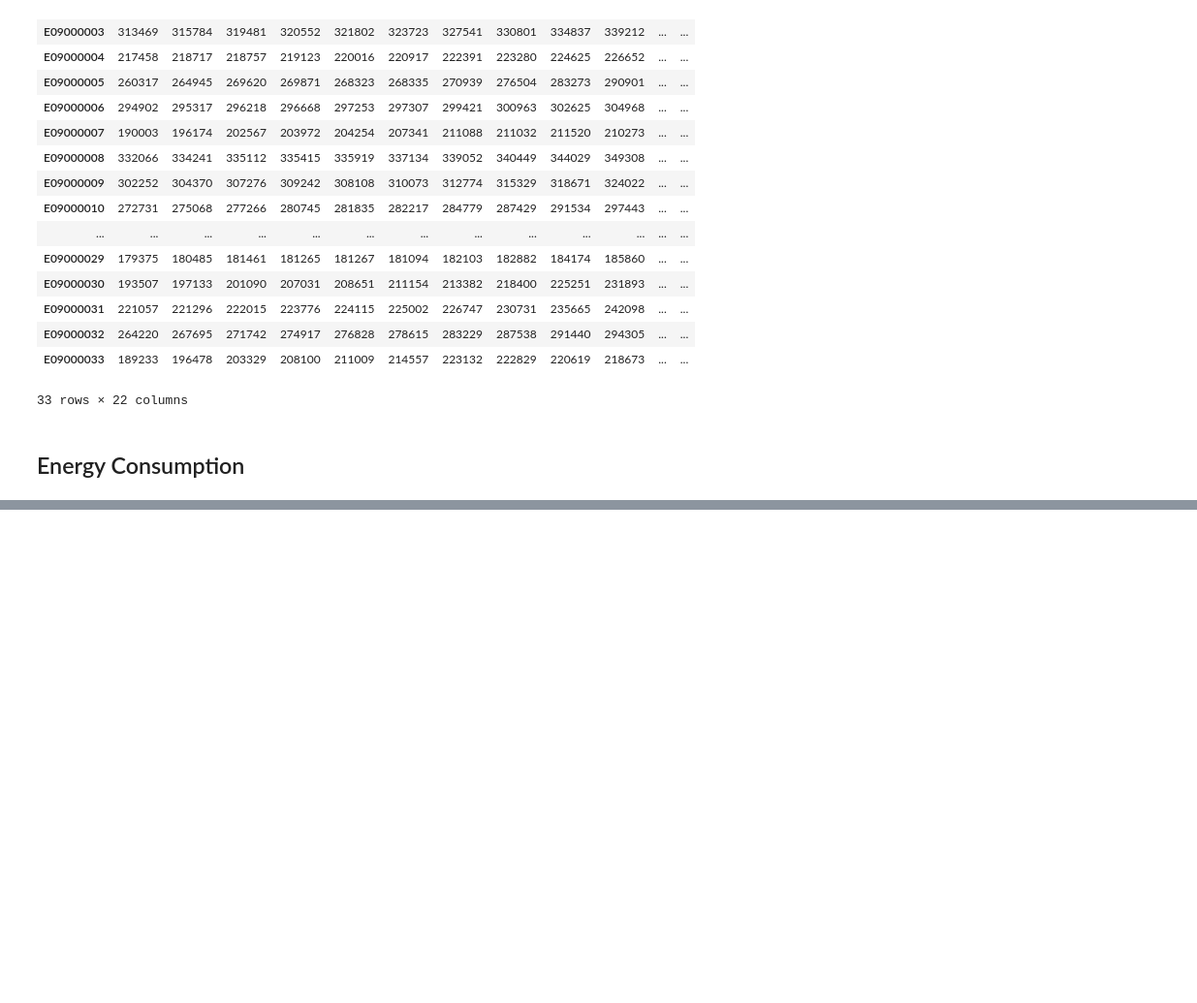
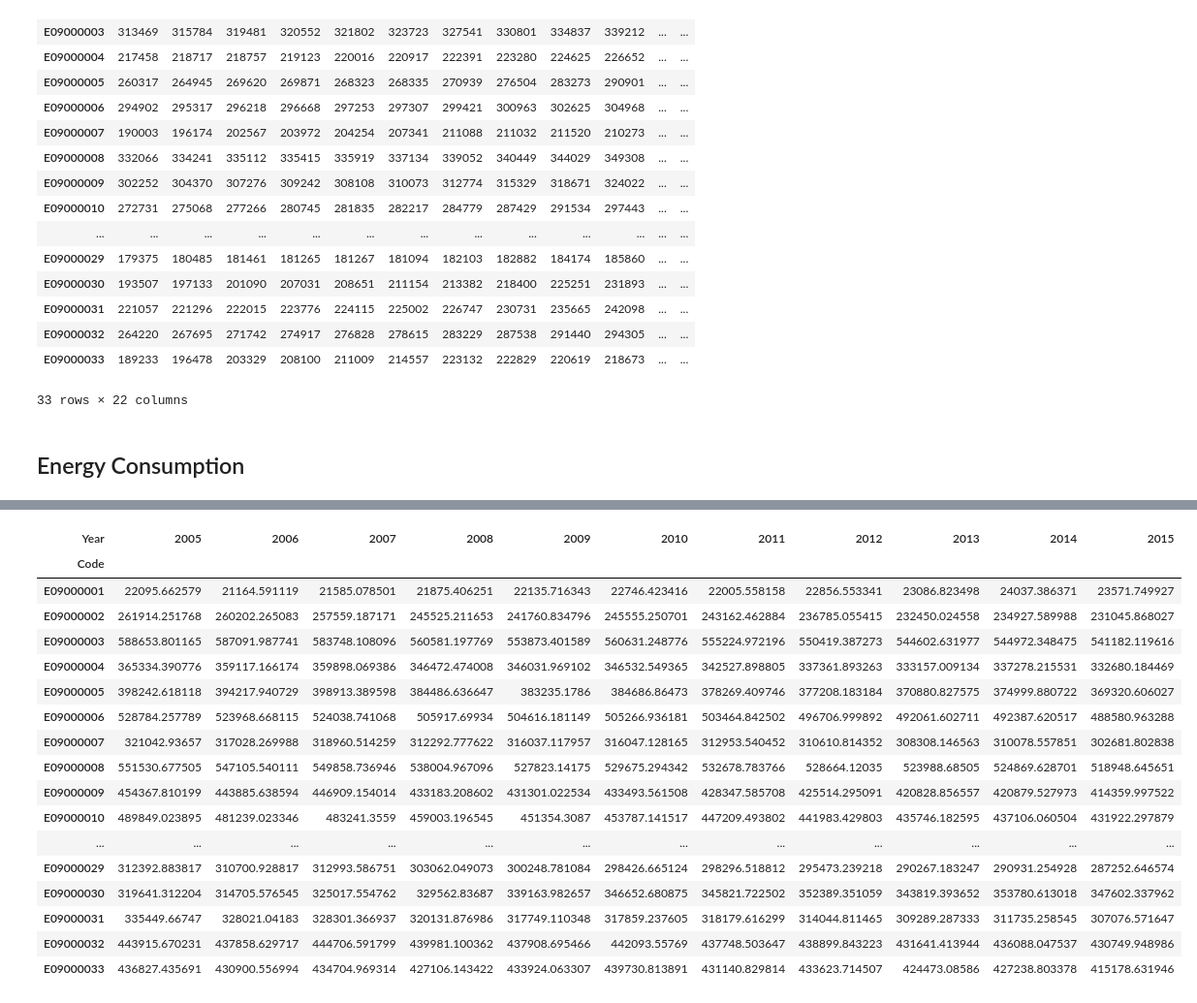
Before and after one commit to MischaRauch/london_house_price_prediction, a Jupyter notebook: reading_data_3.ipynb, the cells around one changed output, grey strips where cells are left out. Shown: that part at 97% size. Drawn from its saved outputs; the diff is of its cells as text; code cells hidden in the pictures; blank space fills up the shorter version.

```diff
--- a/reading_data_3.ipynb
+++ b/reading_data_3.ipynb
@@ -85,0 +83,40 @@ result
+# %%
+energy_consumption = pd.read_excel(open('data/energy consumption.xlsx', 'rb'),
+              sheet_name='Data')
+
+energy_consumption = energy_consumption[energy_consumption['Area'].isin(areas)]
+
+energy_consumption = energy_consumption[energy_consumption['Sector'] == 'Domestic']
+energy_consumption_electricity = energy_consumption[(energy_consumption['Fuel'] == 'Electricity')]
+
+#for data in data
+energy_consumption_electricity.reset_index(drop=True,inplace=True)
+
+for i in range(0,energy_consumption_electricity.shape[0]):
+    if energy_consumption_electricity.loc[i,'Measurement'] == 'Ktoe ':
+        energy_consumption_electricity.loc[i,'Value'] = energy_consumption_electricity.loc[i,'Value'] * 10000
+
+df = energy_consumption_electricity.groupby(['Code','Year'])['Value'].agg('sum')
+df = pd.DataFrame(df)
+df = df.groupby(['Code', 'Year'])['Value'].sum().reset_index().pivot(index='Code', columns='Year', values='Value')
+df.to_csv('clean_data/energy_electricity_consumption_annual.csv')
+df
+# %% [output]
+| Year | 2005 | 2006 | 2007 | 2008 | 2009 | 2010 | 2011 | 2012 | 2013 | 2014 | 2015 |
+| Code |  |  |  |  |  |  |  |  |  |  |  |
+| E09000001 | 22095.662579 | 21164.591119 | 21585.078501 | 21875.406251 | 22135.716343 | 22746.423416 | 22005.558158 | 22856.553341 | 23086.823498 | 24037.386371 | 23571.749927 |
+| E09000002 | 261914.251768 | 260202.265083 | 257559.187171 | 245525.211653 | 241760.834796 | 245555.250701 | 243162.462884 | 236785.055415 | 232450.024558 | 234927.589988 | 231045.868027 |
+| E09000003 | 588653.801165 | 587091.987741 | 583748.108096 | 560581.197769 | 553873.401589 | 560631.248776 | 555224.972196 | 550419.387273 | 544602.631977 | 544972.348475 | 541182.119616 |
+| E09000004 | 365334.390776 | 359117.166174 | 359898.069386 | 346472.474008 | 346031.969102 | 346532.549365 | 342527.898805 | 337361.893263 | 333157.009134 | 337278.215531 | 332680.184469 |
+| E09000005 | 398242.618118 | 394217.940729 | 398913.389598 | 384486.636647 | 383235.1786 | 384686.86473 | 378269.409746 | 377208.183184 | 370880.827575 | 374999.880722 | 369320.606027 |
+| E09000006 | 528784.257789 | 523968.668115 | 524038.741068 | 505917.69934 | 504616.181149 | 505266.936181 | 503464.842502 | 496706.999892 | 492061.602711 | 492387.620517 | 488580.963288 |
+| E09000007 | 321042.93657 | 317028.269988 | 318960.514259 | 312292.777622 | 316037.117957 | 316047.128165 | 312953.540452 | 310610.814352 | 308308.146563 | 310078.557851 | 302681.802838 |
+| E09000008 | 551530.677505 | 547105.540111 | 549858.736946 | 538004.967096 | 527823.14175 | 529675.294342 | 532678.783766 | 528664.12035 | 523988.68505 | 524869.628701 | 518948.645651 |
+| E09000009 | 454367.810199 | 443885.638594 | 446909.154014 | 433183.208602 | 431301.022534 | 433493.561508 | 428347.585708 | 425514.295091 | 420828.856557 | 420879.527973 | 414359.997522 |
+| E09000010 | 489849.023895 | 481239.023346 | 483241.3559 | 459003.196545 | 451354.3087 | 453787.141517 | 447209.493802 | 441983.429803 | 435746.182595 | 437106.060504 | 431922.297879 |
+| ... | ... | ... | ... | ... | ... | ... | ... | ... | ... | ... | ... |
+| E09000029 | 312392.883817 | 310700.928817 | 312993.586751 | 303062.049073 | 300248.781084 | 298426.665124 | 298296.518812 | 295473.239218 | 290267.183247 | 290931.254928 | 287252.646574 |
+| E09000030 | 319641.312204 | 314705.576545 | 325017.554762 | 329562.83687 | 339163.982657 | 346652.680875 | 345821.722502 | 352389.351059 | 343819.393652 | 353780.613018 | 347602.337962 |
+| E09000031 | 335449.66747 | 328021.04183 | 328301.366937 | 320131.876986 | 317749.110348 | 317859.237605 | 318179.616299 | 314044.811465 | 309289.287333 | 311735.258545 | 307076.571647 |
+| E09000032 | 443915.670231 | 437858.629717 | 444706.591799 | 439981.100362 | 437908.695466 | 442093.55769 | 437748.503647 | 438899.843223 | 431641.413944 | 436088.047537 | 430749.948986 |
+| E09000033 | 436827.435691 | 430900.556994 | 434704.969314 | 427106.143422 | 433924.063307 | 439730.813891 | 431140.829814 | 433623.714507 | 424473.08586 | 427238.803378 | 415178.631946 |
```
Also changed, not shown: parts of 1 cell of this notebook, 3 other files.
